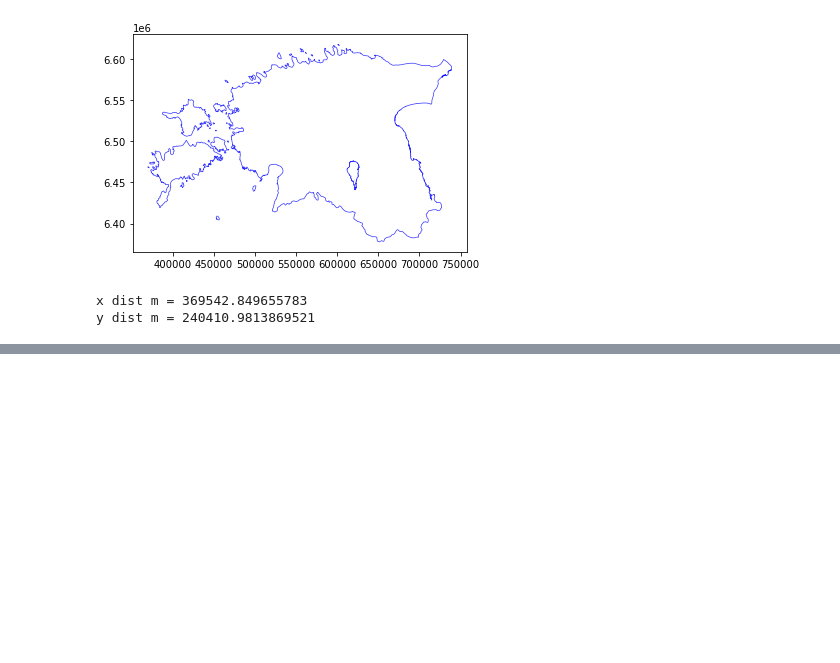
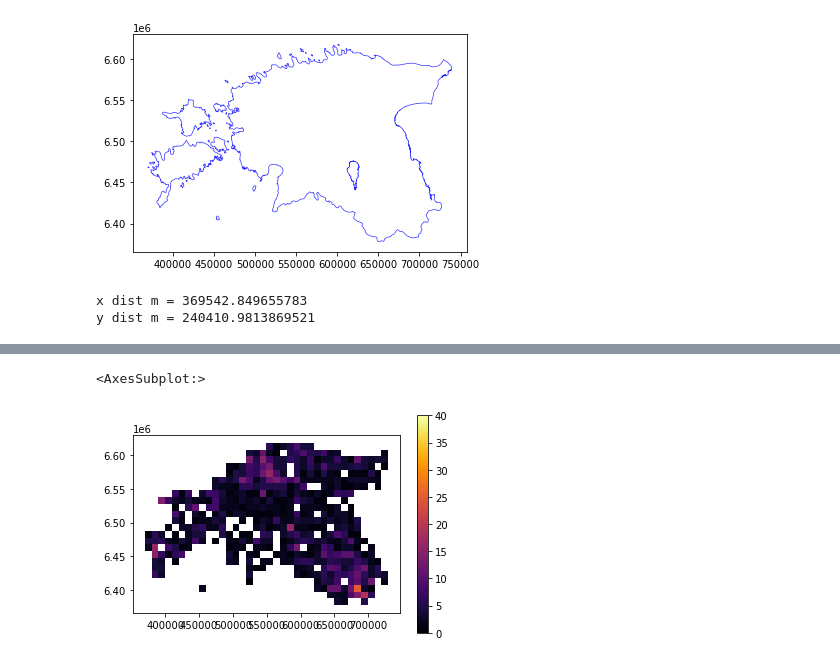
Before and after one commit to allixender/30MapChallenge2020, a Jupyter notebook: 27/day-27.ipynb, the cells around one changed output, grey strips where cells are left out. Drawn from its saved outputs; the diff is of its cells as text; code cells hidden in the pictures; blank space fills up the shorter version.

```diff
--- a/27/day-27.ipynb
+++ b/27/day-27.ipynb
@@ -125,0 +120,26 @@ for idx, subdf in grids_smalls.groupby('idx'):
+# %%
+def take_first_one(idx, subdf, big_small):
+    geometry = subdf.iloc[0]['geometry']
+    # idx
+    Kohanimi = subdf.iloc[0]['Kohanimi']
+    count = len(subdf.index)
+    # big_small
+    return {'idx': idx, 'geometry': geometry, 'count': count, 'big_small': big_small}
+
+collector = []
+collector_b = []
+collector_s = []
+
+for idx, subdf in grids_smalls.groupby('idx'):
+    exp = take_first_one(idx, subdf, big_small=-1)
+    collector.append(exp)
+    collector_s.append(exp)
+
+for idx, subdf in grids_bigs.groupby('idx'):
+    exp = take_first_one(idx, subdf, big_small=1)
+    collector.append(exp)
+    collector_b.append(exp)
+# %%
+aggs = gpd.GeoDataFrame(pd.DataFrame(collector), geometry='geometry', crs=3301)
+aggs_b = gpd.GeoDataFrame(pd.DataFrame(collector_b), geometry='geometry', crs=3301)
+aggs_s = gpd.GeoDataFrame(pd.DataFrame(collector_s), geometry='geometry', crs=3301)
@@ -125,0 +162,5 @@ for idx, subdf in grids_smalls.groupby('idx'):
+# %%
+aggs_b.plot(column='count', cmap='inferno', vmin=0, vmax=40, legend=True)
+# %% [output]
+<AxesSubplot:>
+[figure, added]
```
Also changed, not shown: parts of 12 cells of this notebook, 56 other files.
